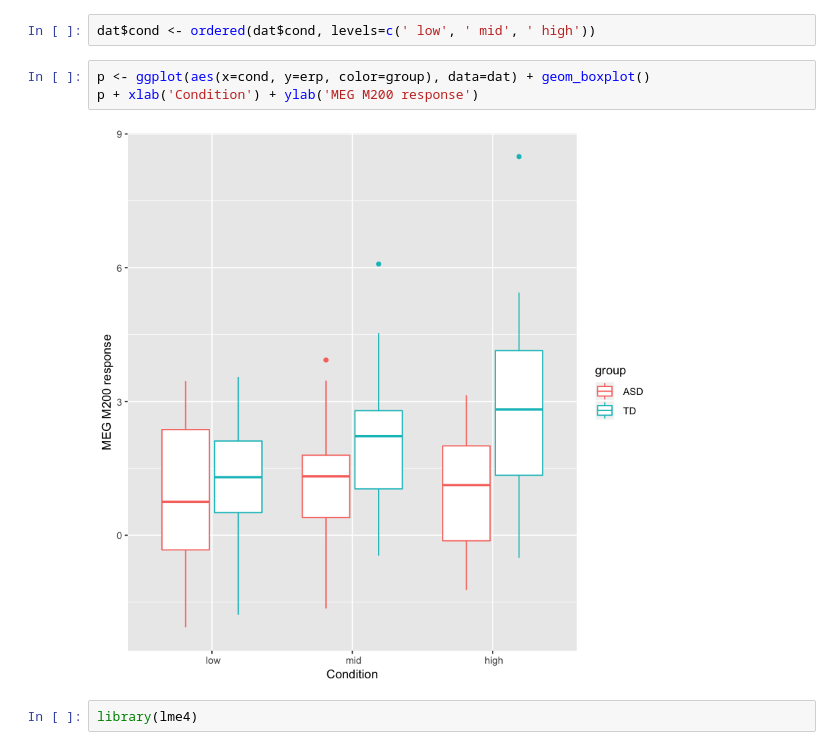
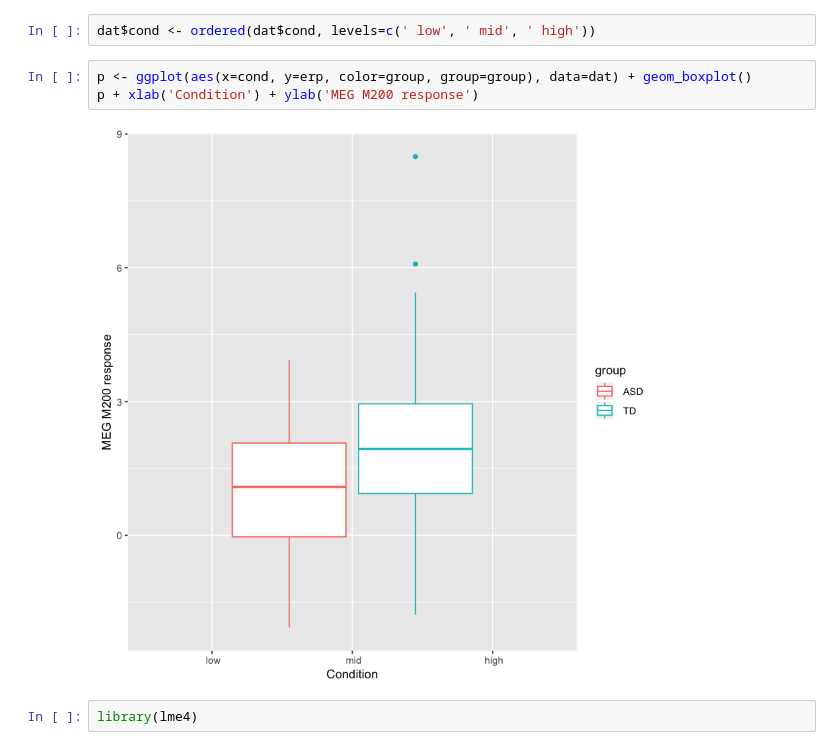
Before and after one commit to haribharadwaj/notebooks, a Jupyter notebook: STATS/LinearMixedModels.ipynb, the cells around one changed output. Saved outputs shown, nothing was run; the diff lists cells and outputs as text.

Commit message:
minor plot edits + crossed random effects choices

```diff
--- a/STATS/LinearMixedModels.ipynb
+++ b/STATS/LinearMixedModels.ipynb
@@ -72,10 +72,10 @@ dat$subj <- as.factor(dat$subj)
 # %%
 dat$cond <- ordered(dat$cond, levels=c(' low', ' mid', ' high'))
 # %%
-p <- ggplot(aes(x=cond, y=erp, color=group), data=dat) + geom_boxplot()
+p <- ggplot(aes(x=cond, y=erp, color=group, group=group), data=dat) + geom_boxplot()
 p + xlab('Condition') + ylab('MEG M200 response')
 # %% [output]
-[figure, old version]
+[figure, new version]
 # %%
 library(lme4)
 # %% [output]
```
Also changed, not shown: parts of 9 cells of this notebook.
